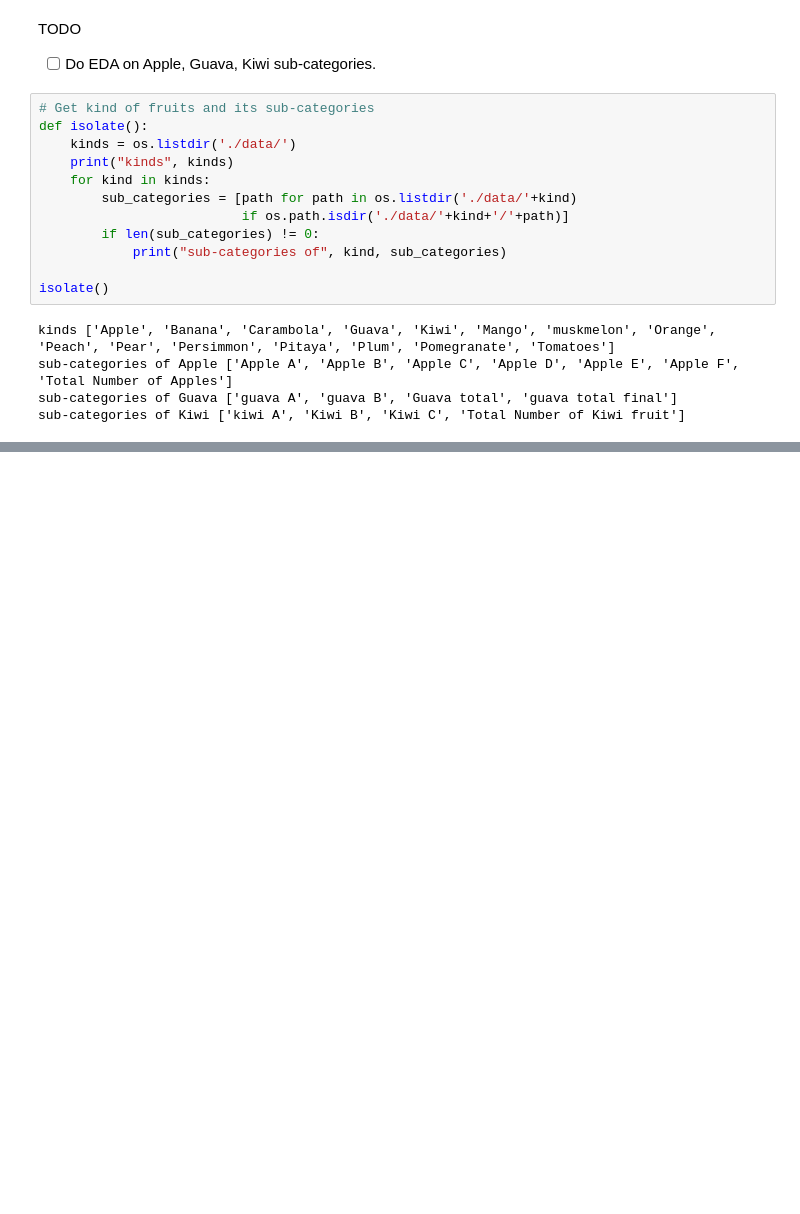
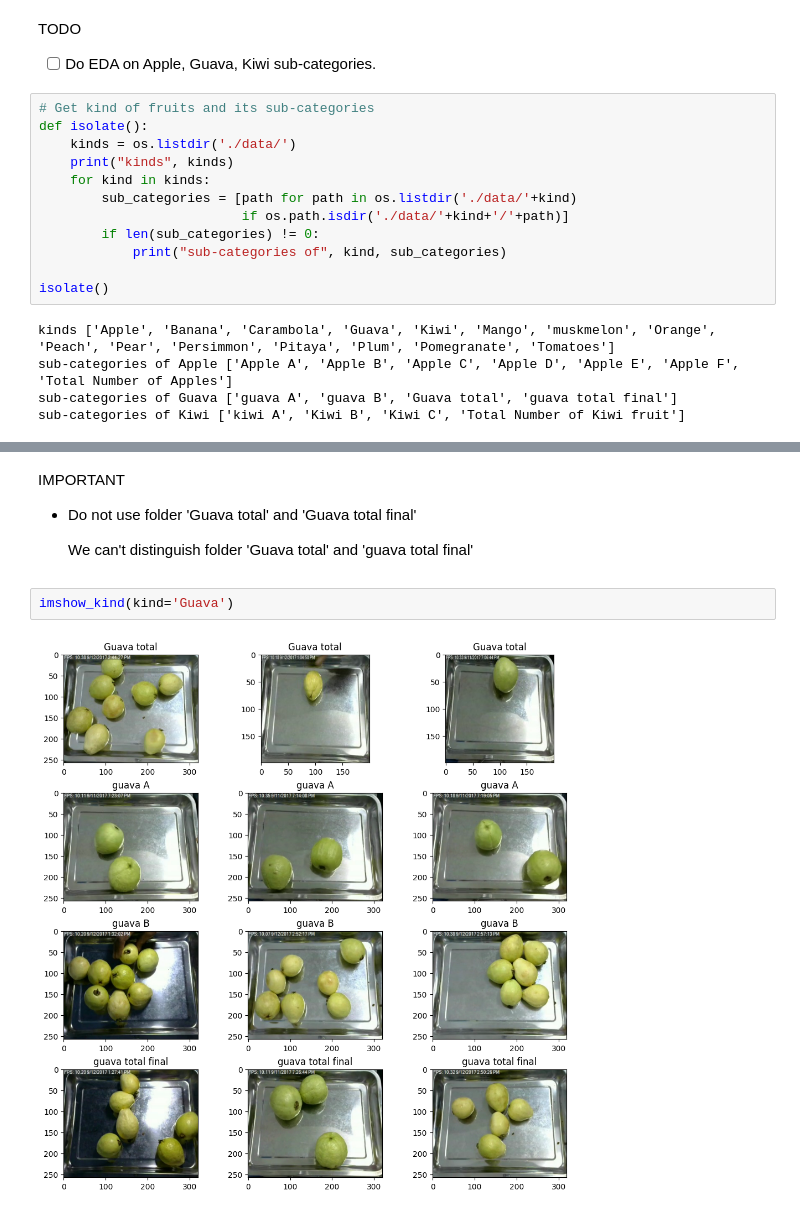
Before and after one commit to jasonrichdarmawan/p2-ml2, a Jupyter notebook: h8dsft_P2M2_jason_rich_darmawan_onggo_putra.ipynb, the cells around one changed output, grey strips where cells are left out. Cells and saved outputs as stored; diff of their text form; blank space fills up the shorter version.

```diff
--- a/h8dsft_P2M2_jason_rich_darmawan_onggo_putra.ipynb
+++ b/h8dsft_P2M2_jason_rich_darmawan_onggo_putra.ipynb
@@ -100,0 +131,9 @@ df.head()
+# %% [markdown]
+IMPORTANT
+- Do not use folder 'Guava total' and 'Guava total final'
+
+  We can't distinguish folder 'Guava total' and 'guava total final'
+# %%
+imshow_kind(kind='Guava')
+# %% [output]
+[figure, added]
```
Also changed, not shown: parts of 10 cells of this notebook, 2 other files.
